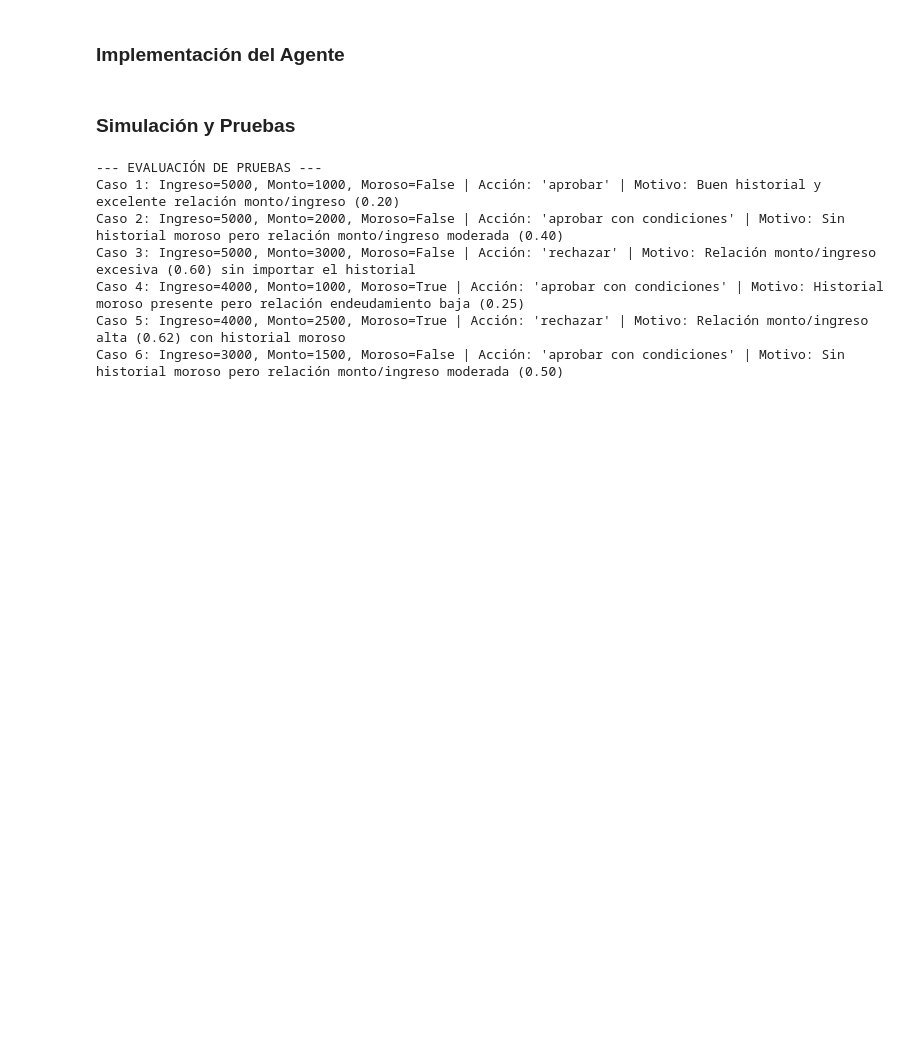
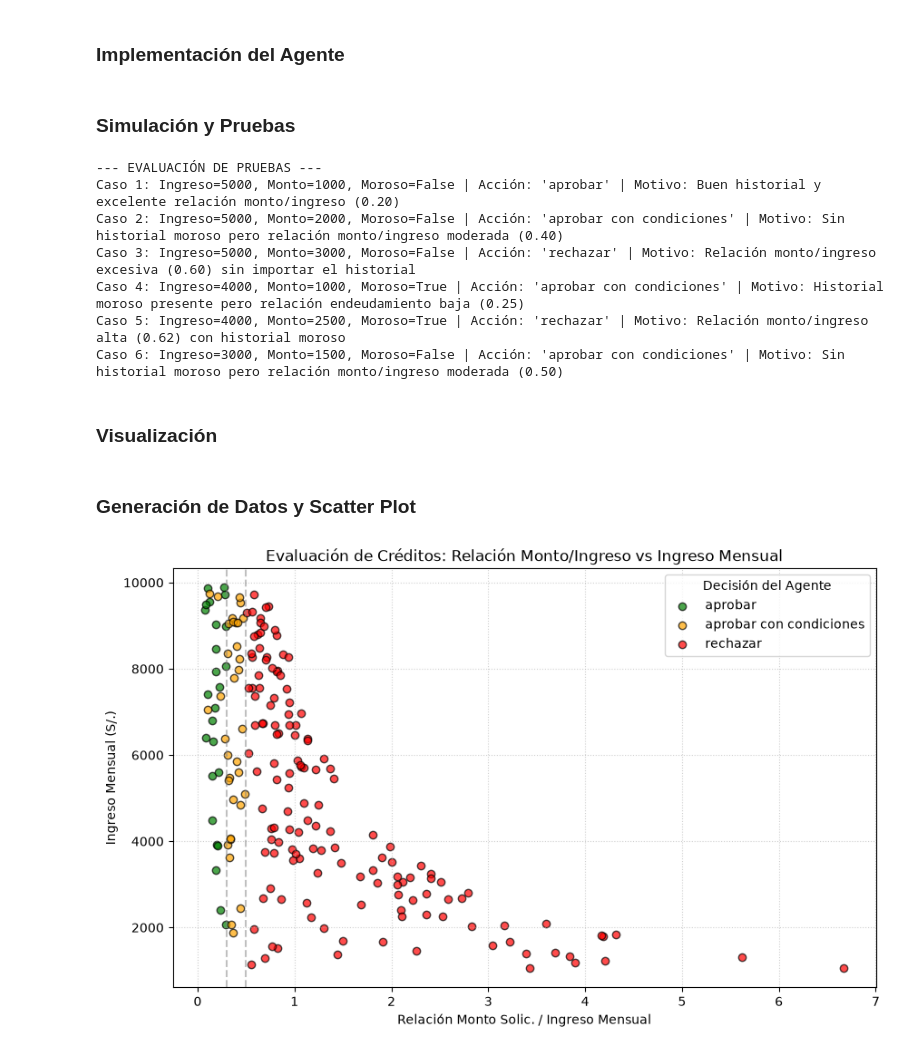
Before and after one commit to kennysd123/S484-Practica001-jueves-Sanchez, a Jupyter notebook: Ejercicio1_Credito_Sanchez.ipynb, the cells around one changed output. Saved outputs shown, nothing was run; the diff lists cells and outputs as text; code cells hidden in the pictures; blank space fills up the shorter version.

Commit message:
Visualizacion, generacion de datos y Scatter plot

```diff
--- a/Ejercicio1_Credito_Sanchez.ipynb
+++ b/Ejercicio1_Credito_Sanchez.ipynb
@@ -57,3 +57,57 @@ Caso 3: Ingreso=5000, Monto=3000, Moroso=False | Acción: 'rechazar' | Motivo: R
 Caso 4: Ingreso=4000, Monto=1000, Moroso=True | Acción: 'aprobar con condiciones' | Motivo: Historial moroso presente pero relación endeudamiento baja (0.25)
 Caso 5: Ingreso=4000, Monto=2500, Moroso=True | Acción: 'rechazar' | Motivo: Relación monto/ingreso alta (0.62) con historial moroso
 Caso 6: Ingreso=3000, Monto=1500, Moroso=False | Acción: 'aprobar con condiciones' | Motivo: Sin historial moroso pero relación monto/ingreso moderada (0.50)
+# %% [markdown]
+### Visualización
+# %% [markdown]
+### Generación de Datos y Scatter Plot
+# %%
+import numpy as np
+import matplotlib.pyplot as plt
+
+np.random.seed(42)  # Semilla para reproducibilidad
+
+# Generar 200 solicitudes aleatorias
+n_muestras = 200
+ingresos = np.random.uniform(1000, 10000, n_muestras)
+montos = np.random.uniform(500, 8000, n_muestras)
+historiales = np.random.choice([True, False], size=n_muestras, p=[0.3, 0.7])
+
+acciones = []
+relaciones = []
+
+for ing, mon, mor in zip(ingresos, montos, historiales):
+    accion, _ = agente_credito(ing, mon, mor)
+    acciones.append(accion)
+    relaciones.append(mon / ing)
+
+# Mapeo de colores y estilos
+color_map = {
+    "aprobar": "green",
+    "aprobar con condiciones": "orange",
+    "rechazar": "red"
+}
+
+plt.figure(figsize=(10, 6))
+
+for accion, color in color_map.items():
+    idx = [i for i, a in enumerate(acciones) if a == accion]
+    plt.scatter(
+        np.array(relaciones)[idx],
+        np.array(ingresos)[idx],
+        c=color,
+        label=accion,
+        alpha=0.7,
+        edgecolors='k'
+    )
+
+plt.title("Evaluación de Créditos: Relación Monto/Ingreso vs Ingreso Mensual")
+plt.xlabel("Relación Monto Solic. / Ingreso Mensual")
+plt.ylabel("Ingreso Mensual (S/.)")
+plt.axvline(x=0.3, color='gray', linestyle='--', alpha=0.5)
+plt.axvline(x=0.5, color='gray', linestyle='--', alpha=0.5)
+plt.legend(title="Decisión del Agente")
+plt.grid(True, linestyle=':', alpha=0.6)
+plt.show()
+# %% [output]
+[figure, added]
```
